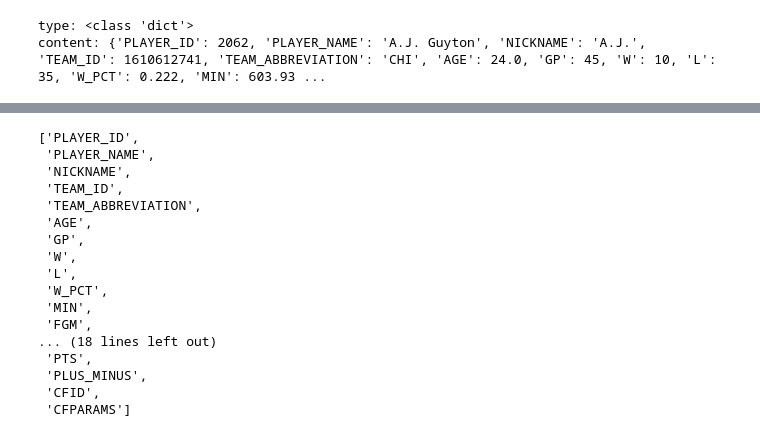
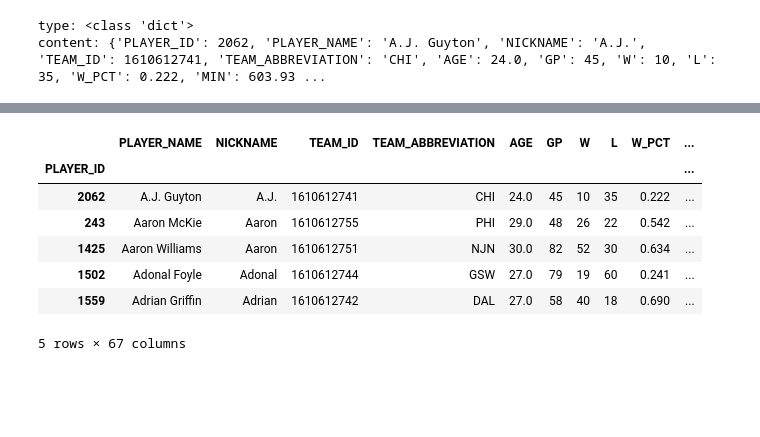
Before and after one commit to vykuang/nba-stats-streamlit, a Jupyter notebook: notebooks/leaguedash.ipynb, the cells around one changed output, grey strips where cells are left out. Cells and saved outputs as stored; diff of their text form; code cells hidden in the pictures; blank space fills up the shorter version.

Commit message:
leaguedash wip

```diff
--- a/notebooks/leaguedash.ipynb
+++ b/notebooks/leaguedash.ipynb
@@ -98,5 +152,5 @@ res_df[0]
 # %%
-res_json = get_leaguedash(df=False)
+res_json = league_dash.get_normalized_dict()
 print(f"res_json type: {type(res_json)}\nkeys: {list(res_json.keys())}")
 # %% [output]
 res_json type: <class 'dict'>
@@ -139,20 +171,16 @@ pprint(sample_record, indent=4)
-# %%
-list(sample_record.keys())
-# %% [output]
-['PLAYER_ID',
- 'PLAYER_NAME',
- 'NICKNAME',
- 'TEAM_ID',
- 'TEAM_ABBREVIATION',
- 'AGE',
- 'GP',
- 'W',
- 'L',
- 'W_PCT',
- 'MIN',
- 'FGM',
-... (18 lines left out)
- 'PTS',
- 'PLUS_MINUS',
- 'CFID',
- 'CFPARAMS']
+# %%
+some_recs = res_json["LeagueDashPlayerStats"][:5]
+df_some_recs = pd.DataFrame.from_dict(
+    some_recs,
+    orient="columns",
+).set_index("PLAYER_ID", drop=True)
+df_some_recs
+# %% [output]
+|  | PLAYER_NAME | NICKNAME | TEAM_ID | TEAM_ABBREVIATION | AGE | GP | W | L | W_PCT | ... |
+| PLAYER_ID |  |  |  |  |  |  |  |  |  | ... |
+| 2062 | A.J. Guyton | A.J. | 1610612741 | CHI | 24.0 | 45 | 10 | 35 | 0.222 | ... |
+| 243 | Aaron McKie | Aaron | 1610612755 | PHI | 29.0 | 48 | 26 | 22 | 0.542 | ... |
+| 1425 | Aaron Williams | Aaron | 1610612751 | NJN | 30.0 | 82 | 52 | 30 | 0.634 | ... |
+| 1502 | Adonal Foyle | Adonal | 1610612744 | GSW | 27.0 | 79 | 19 | 60 | 0.241 | ... |
+| 1559 | Adrian Griffin | Adrian | 1610612742 | DAL | 27.0 | 58 | 40 | 18 | 0.690 | ... |
+5 rows × 67 columns
```
Also changed, not shown: parts of 10 cells of this notebook, 2 other files.
